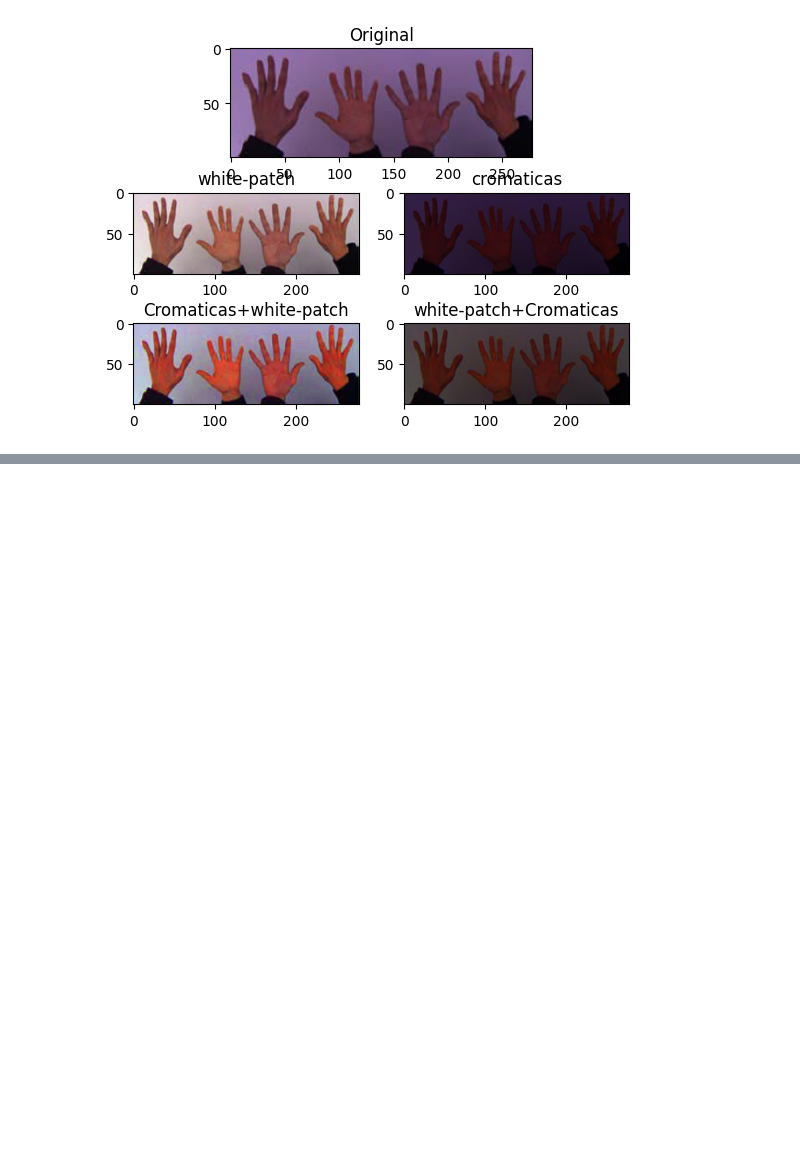
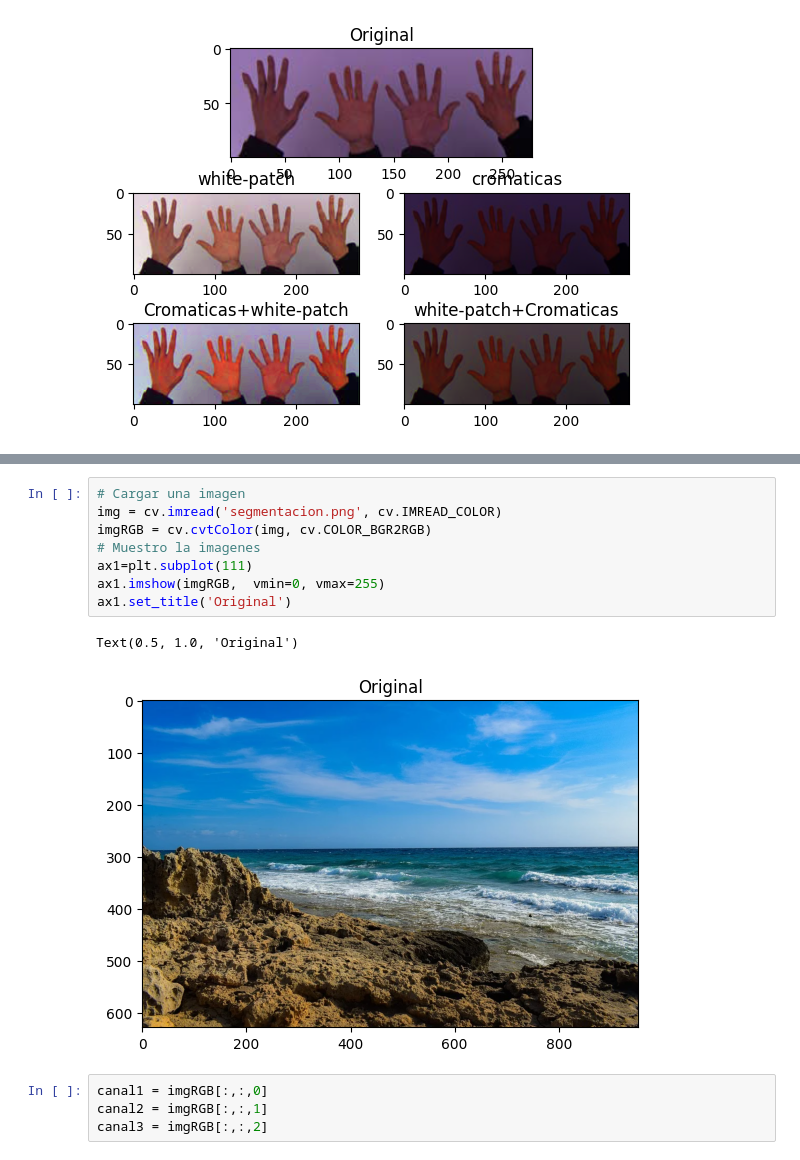
Before and after one commit to juanpsch/vision_computadora_I, a Jupyter notebook: Material_TPs/TP1/TP1.ipynb, the cells around one changed output, grey strips where cells are left out. Saved outputs shown, nothing was run; the diff lists cells and outputs as text; blank space fills up the shorter version.

```diff
--- a/Material_TPs/TP1/TP1.ipynb
+++ b/Material_TPs/TP1/TP1.ipynb
@@ -93,0 +144,15 @@ plotear('white_patch/test_blue.png')
+# %%
+# Cargar una imagen
+img = cv.imread('segmentacion.png', cv.IMREAD_COLOR)
+imgRGB = cv.cvtColor(img, cv.COLOR_BGR2RGB)
+# Muestro la imagenes
+ax1=plt.subplot(111)
+ax1.imshow(imgRGB,  vmin=0, vmax=255)
+ax1.set_title('Original')
+# %% [output]
+Text(0.5, 1.0, 'Original')
+[figure, added]
+# %%
+canal1 = imgRGB[:,:,0]
+canal2 = imgRGB[:,:,1]
+canal3 = imgRGB[:,:,2]
```
Also changed, not shown: parts of 15 cells of this notebook.
